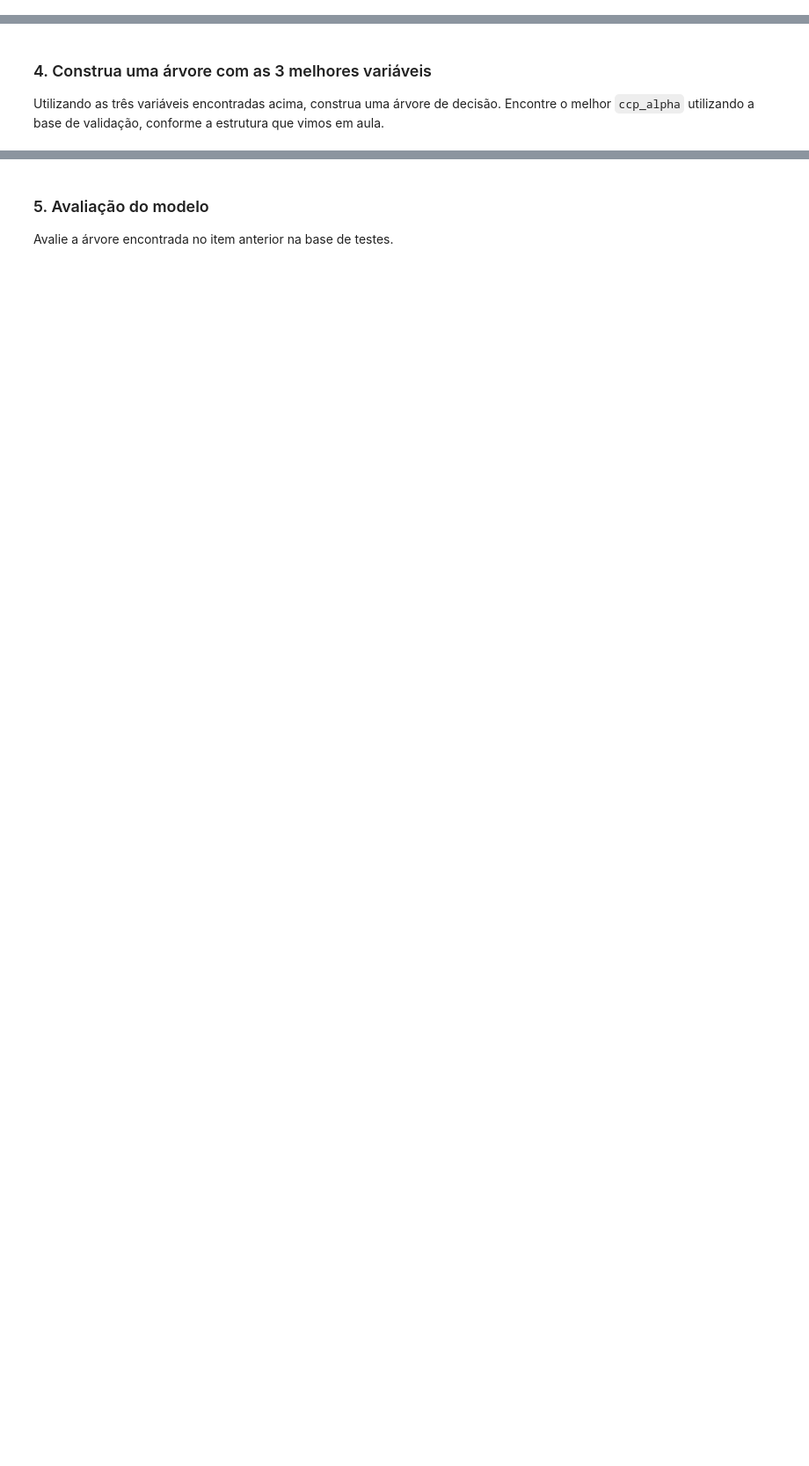
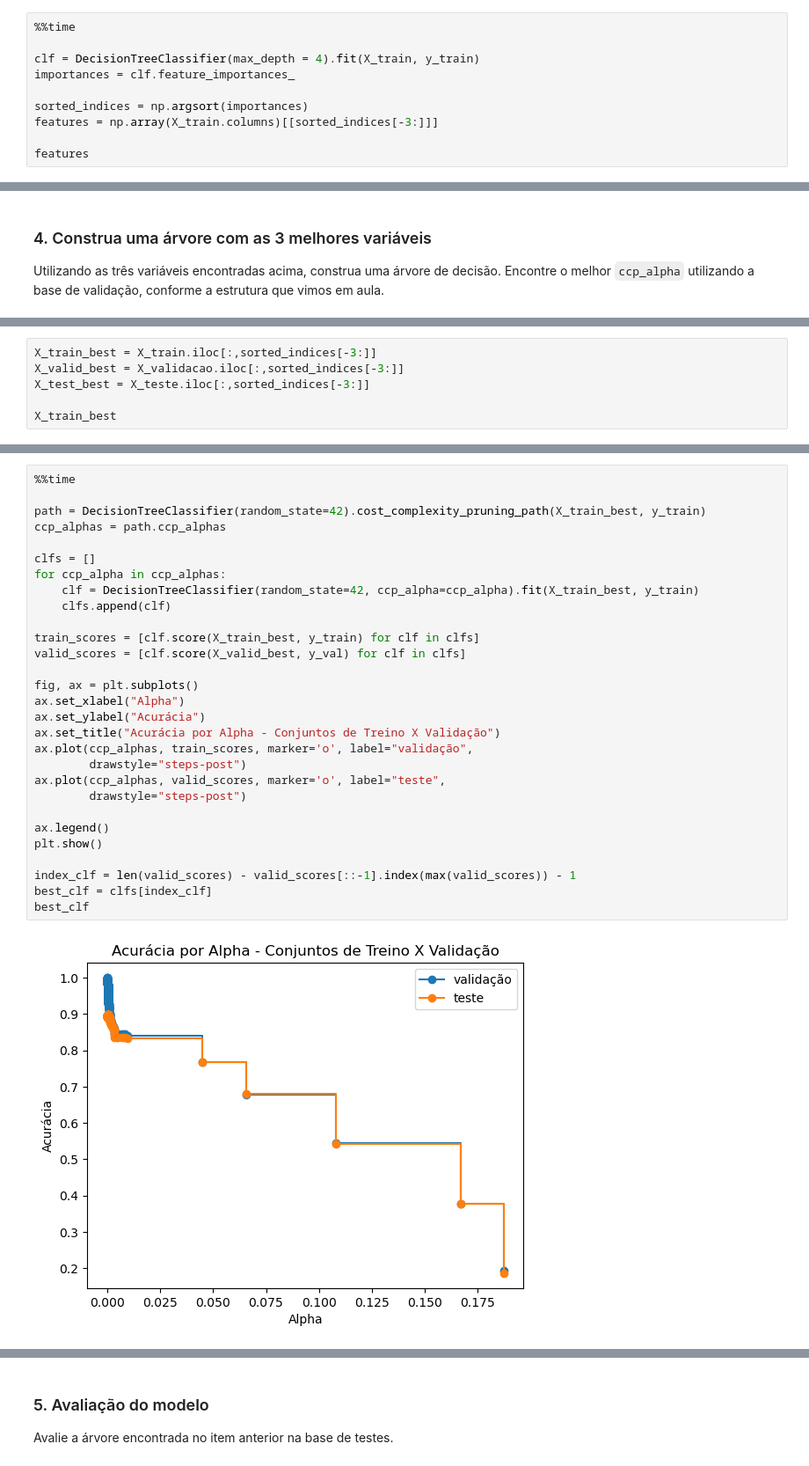
Before and after one commit to VictorLABR/stained-glass-project, a Jupyter notebook: VictorL_TAREFA 17 (pt.2).ipynb, the cells around one changed output, grey strips where cells are left out. Shown at 88% size. Saved outputs shown, nothing was run; the diff lists cells and outputs as text; blank space fills up the shorter version.

```diff
--- a/VictorL_TAREFA 17 (pt.2).ipynb
+++ b/VictorL_TAREFA 17 (pt.2).ipynb
@@ -87,0 +71,10 @@ dtype: float64
+# %%
+%%time
+
+clf = DecisionTreeClassifier(max_depth = 4).fit(X_train, y_train)
+importances = clf.feature_importances_
+
+sorted_indices = np.argsort(importances)
+features = np.array(X_train.columns)[[sorted_indices[-3:]]]
+
+features
@@ -121,0 +91,6 @@ DecisionTreeClassifier(random_state=42)
+# %%
+X_train_best = X_train.iloc[:,sorted_indices[-3:]]
+X_valid_best = X_validacao.iloc[:,sorted_indices[-3:]]
+X_test_best = X_teste.iloc[:,sorted_indices[-3:]]
+
+X_train_best
@@ -121,0 +137,31 @@ DecisionTreeClassifier(random_state=42)
+# %%
+%%time
+
+path = DecisionTreeClassifier(random_state=42).cost_complexity_pruning_path(X_train_best, y_train)
+ccp_alphas = path.ccp_alphas
+
+clfs = []
+for ccp_alpha in ccp_alphas:
+    clf = DecisionTreeClassifier(random_state=42, ccp_alpha=ccp_alpha).fit(X_train_best, y_train)
+    clfs.append(clf)
+
+train_scores = [clf.score(X_train_best, y_train) for clf in clfs]
+valid_scores = [clf.score(X_valid_best, y_val) for clf in clfs]
+
+fig, ax = plt.subplots()
+ax.set_xlabel("Alpha")
+ax.set_ylabel("Acurácia")
+ax.set_title("Acurácia por Alpha - Conjuntos de Treino X Validação")
+ax.plot(ccp_alphas, train_scores, marker='o', label="validação",
+        drawstyle="steps-post")
+ax.plot(ccp_alphas, valid_scores, marker='o', label="teste",
+        drawstyle="steps-post")
+
+ax.legend()
+plt.show()
+
+index_clf = len(valid_scores) - valid_scores[::-1].index(max(valid_scores)) - 1
+best_clf = clfs[index_clf]
+best_clf
+# %% [output]
+[figure, added]
```
Also changed, not shown: parts of 10 cells of this notebook.
